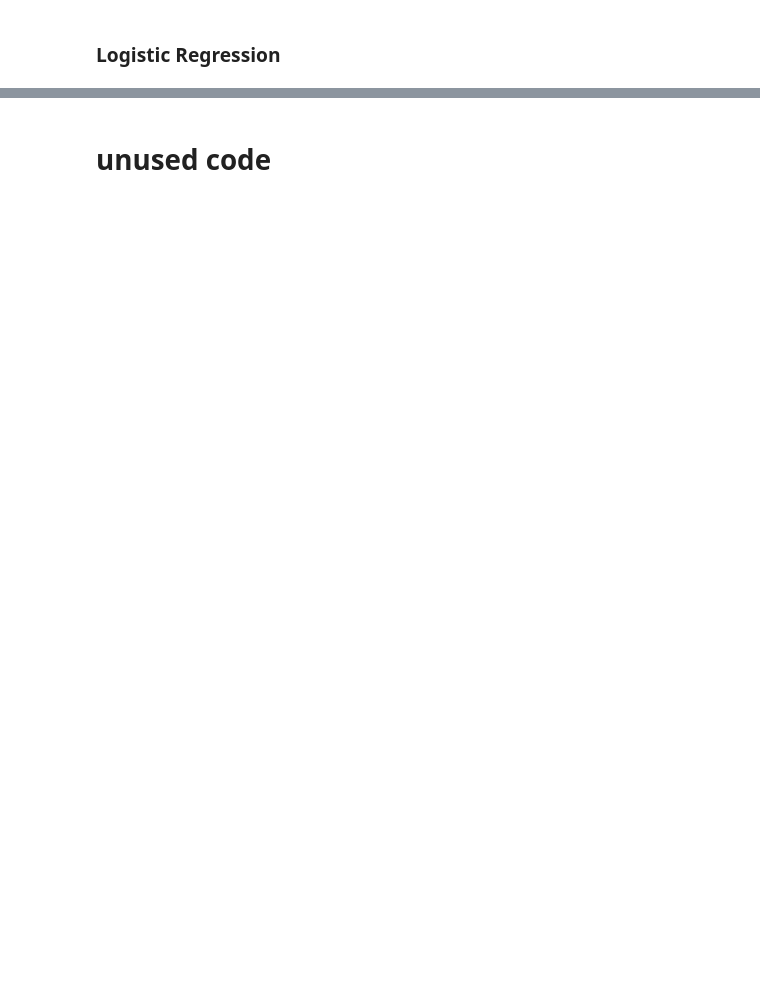
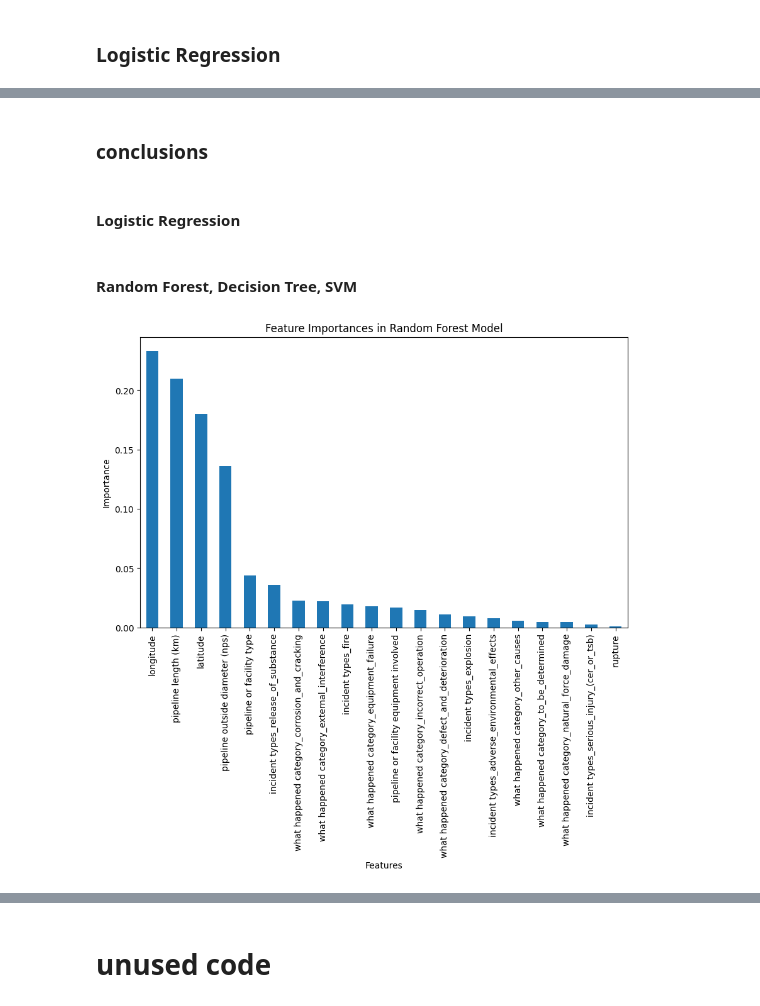
Before and after one commit to cameronmackinnon/crude_oil_accidents, a Jupyter notebook: src/dataset_A.ipynb, the cells around one changed output, grey strips where cells are left out. Saved outputs shown, nothing was run; the diff lists cells and outputs as text; code cells hidden in the pictures; blank space fills up the shorter version.

Commit message:
new models on A

```diff
--- a/src/dataset_A.ipynb
+++ b/src/dataset_A.ipynb
@@ -283,4 +337,12 @@ print("dropping {} rows as they don't have a substance carried".format(len(CAD_d
 CAD_data_cleaned = CAD_data_cleaned.loc[CAD_data_cleaned['substance carried'].isna()==False]
 # %% [output]
 dropping 396 rows as they don't have a substance carried
+# %%
+## want to update substance type so that it's either "Crude" or "not crude" so that we can more easily identify trends
+
+# LET's map non crude to 0 and crude to 1
+CAD_data_cleaned.loc[CAD_data_cleaned['substance carried'].astype(str).str.contains('Crude Oil')==False, 'substance carried'] = 0
+
+## let's also combine the crude oils (crude vs. crude - sour,heavy,light,sweet)
+CAD_data_cleaned.loc[CAD_data_cleaned['substance carried'] != 0 , 'substance carried'] = 1
 # %% [markdown]
@@ -586,0 +594,3 @@ array(['Crude Oil',
+# %%
+# Apply the Random Forest model
+rf_model = fit_and_evaluate_random_forest(all_cad_red)
@@ -586,0 +645,4 @@ array(['Crude Oil',
+# %% [markdown]
+### conclusions
+# %% [markdown]
+#### Logistic Regression
@@ -586,0 +682,2 @@ array(['Crude Oil',
+# %% [markdown]
+#### Random Forest, Decision Tree, SVM
@@ -586,0 +688,28 @@ array(['Crude Oil',
+# %%
+## feature importance analysis for RF
+
+feature_importances = rf_model.feature_importances_
+
+# create a series with feature names and their importance
+features = pd.Series(feature_importances, index=all_cad_red.drop(['substance carried'], axis=1).columns)
+
+# sort the features by importance
+features_sorted = features.sort_values(ascending=False)
+
+# plot bar chart
+plt.figure(figsize=(10, 6))
+features_sorted.plot(kind='bar')
+plt.title('Feature Importances in Random Forest Model')
+plt.xlabel('Features')
+plt.ylabel('Importance')
+plt.show()
+
+## RESULTS
+# sadly, longitude and latitude are two of the most important features in predicting crude oil vs. not crude oil
+## this simply implies that crude oil pipelines exist at different locations than non-crude oil pipelines and therefore that's where the accidents are
+## the same logic could be applied to pipeline length and outside diameter
+
+## next steps
+## drop these 2 columns and try running again
+# %% [output]
+[figure, added]
```
Also changed, not shown: parts of 35 cells of this notebook, 3 other files.
